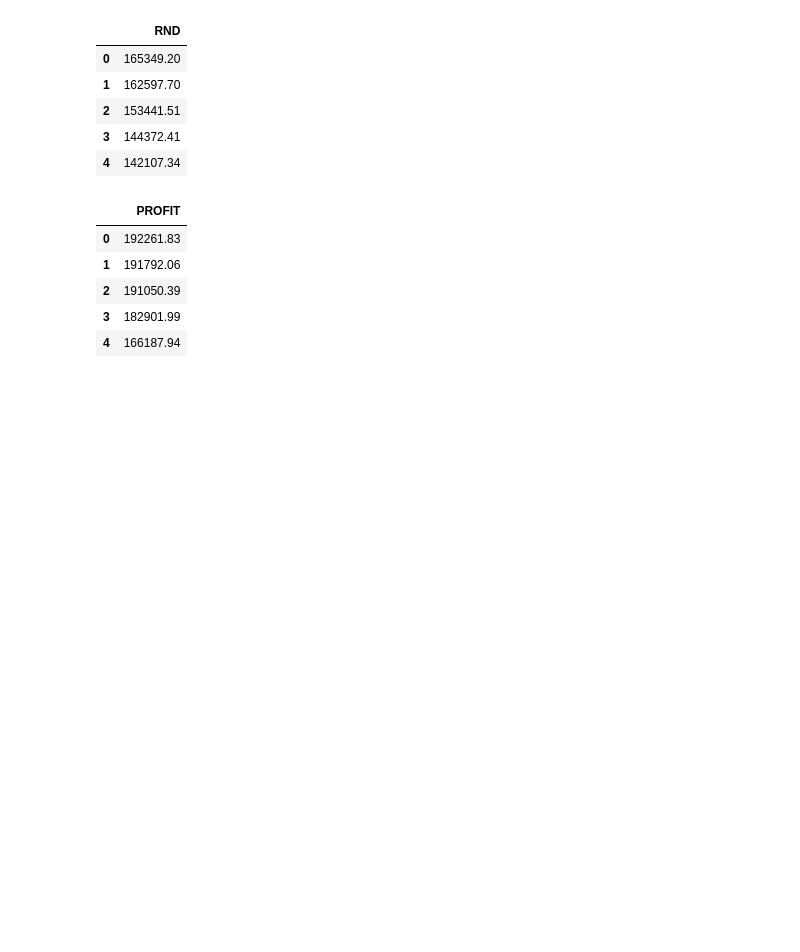
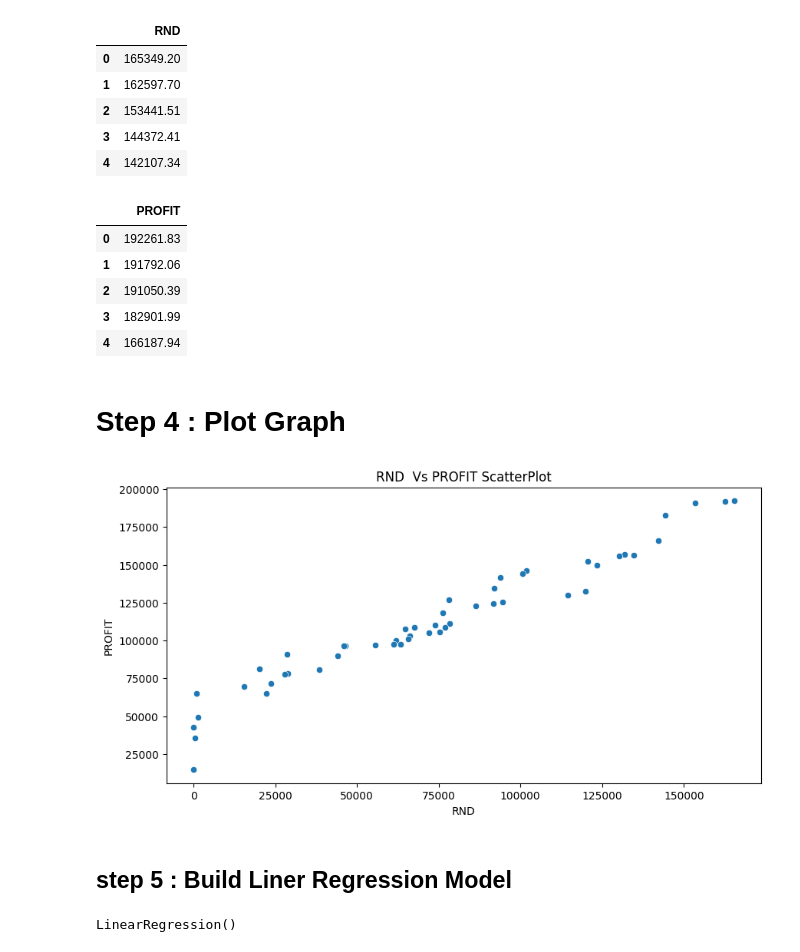
Before and after one commit to sapanagayakwad/Machine-Learning-1st, a Jupyter notebook: Simple Liner Regression/SLR.ipynb, the cells around one changed output. Cells and saved outputs as stored; diff of their text form; code cells hidden in the pictures; blank space fills up the shorter version.

Commit message:
simple  Linear Regression

```diff
--- a/Simple Liner Regression/SLR.ipynb
+++ b/Simple Liner Regression/SLR.ipynb
@@ -121,3 +121,5 @@ Y.head()
 | 2 | 191050.39 |
 | 3 | 182901.99 |
 | 4 | 166187.94 |
+# %% [markdown]
+# Step 4 : Plot Graph
@@ -123,0 +131,15 @@ Y.head()
+# %%
+plt.figure(figsize=(10,5))
+sns.scatterplot(data = df , x="RND",y="PROFIT")
+plt.title("RND  Vs PROFIT ScatterPlot")
+plt.show()
+# %% [output]
+[figure, added]
+# %% [markdown]
+## step 5 : Build Liner Regression Model
+# %%
+from sklearn.linear_model import LinearRegression
+model = LinearRegression()
+model.fit(X,Y)
+# %% [output]
+LinearRegression()
```
Also changed, not shown: parts of 18 cells of this notebook.
